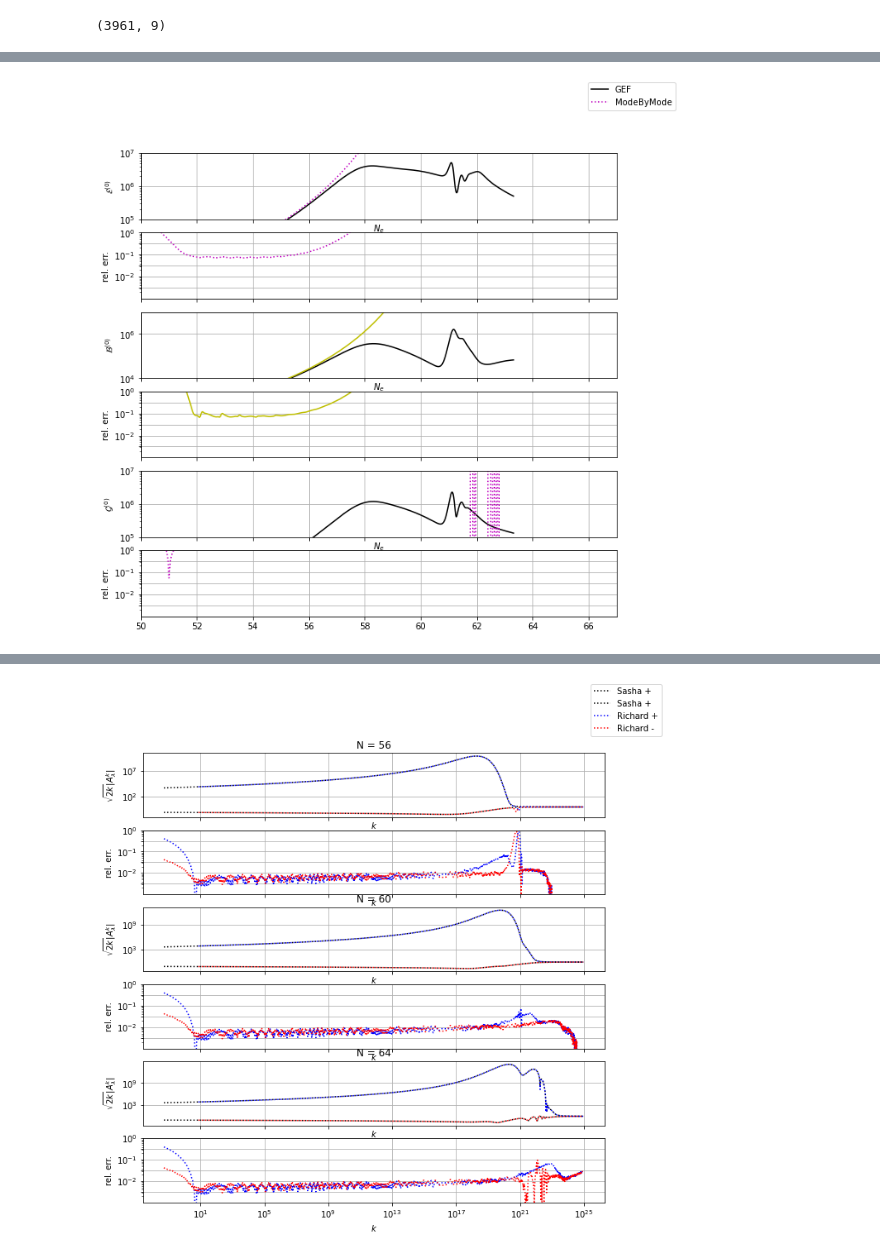
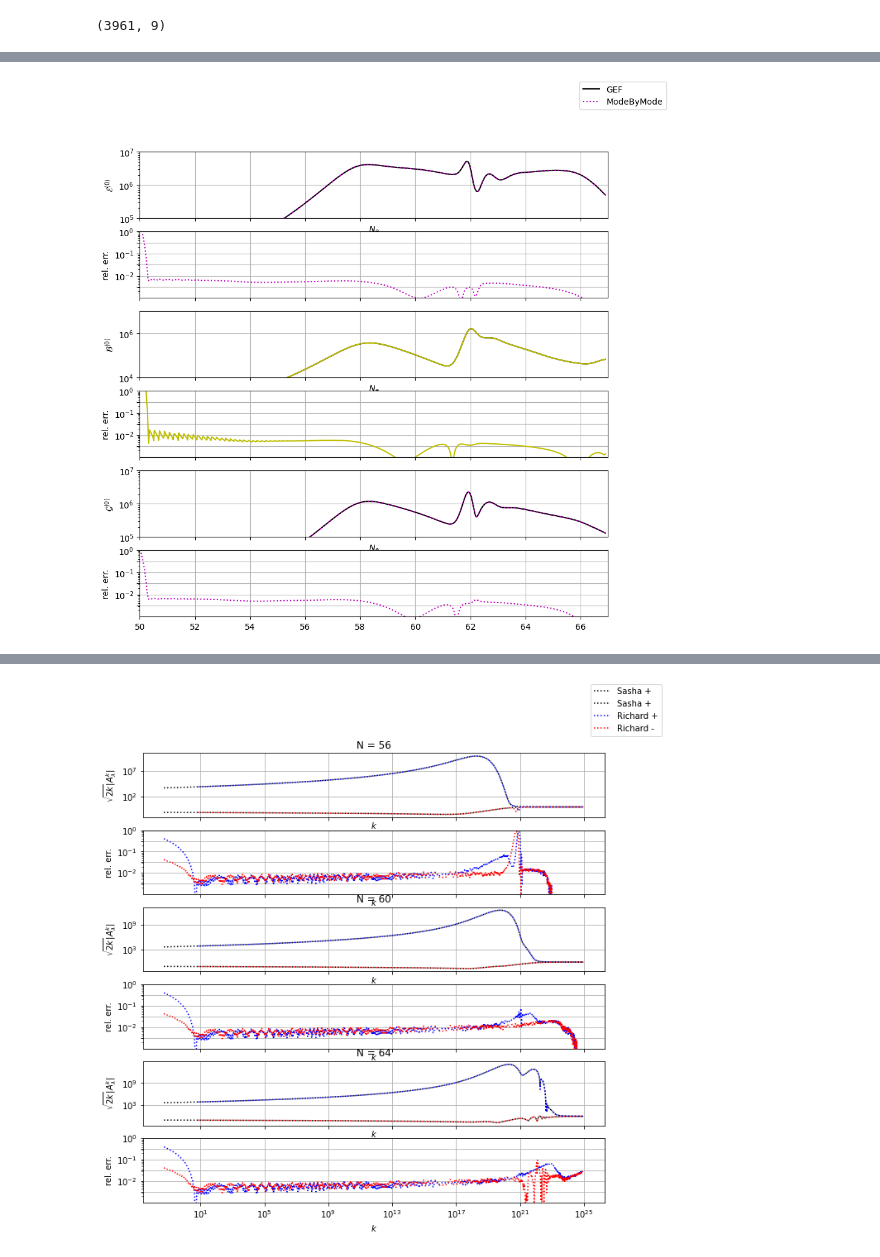
Before and after one commit to richard-von-eckardstein/GEFF, a Jupyter notebook: ModeByMode.ipynb, the cells around one changed output, grey strips where cells are left out. Drawn from its saved outputs; the diff is of its cells as text; code cells hidden in the pictures.

```diff
--- a/ModeByMode.ipynb
+++ b/ModeByMode.ipynb
@@ -412,7 +443,7 @@ plt.show()
 # %% [markdown]
 # Oridnary GEF
 # %%
-file = "/home/richard/Documents/Phd Muenster/Axions in the early Universe/GEF_Beta25_M6_16.dat"
+file = "GEF_Beta25_M6_16.dat"
 input_df = pd.read_table(file, sep=",")
 data = input_df.values
 print(data.shape)
@@ -427,7 +458,7 @@ GR = data[:,8]
 # %% [output]
 (3961, 9)
 # %%
-CubicSpline(tR, aR)
-CubicSpline(tR, dphidtR)
-CubicSpline(tR, np.exp(lnkhR))
-CubicSpline(tR, HR)
+af = CubicSpline(tR, aR)
+dphidtf = CubicSpline(tR, dphidtR)
+khf = CubicSpline(tR, np.exp(lnkhR))
+Hf = CubicSpline(tR, HR)
@@ -473,11 +503,9 @@ print(len(Ap2))
 SaveMode(ts1, ks1, Ap1, dApdt1, Am1, dAmdt1, af, name="ModesLowTake3.dat")
 SaveMode(ts2, ks2, Ap2, dApdt2, Am2, dAmdt2, af, name="ModesHighTake3.dat")
 # %%
-t1, N1, logk1, Ap1, dAp1, Am1, dAm1 = ReadModeFile(
-    "/home/richard/Documents/Phd Muenster/Axions in the early Universe/ModesLowTake3.dat")
+t1, N1, logk1, Ap1, dAp1, Am1, dAm1 = ReadModeFile("ModesLowTake3.dat")
 
-t2, N2, logk2, Ap2, dAp2, Am2, dAm2 = ReadModeFile(
-   "/home/richard/Documents/Phd Muenster/Axions in the early Universe/ModesHighTake3.dat")
+t2, N2, logk2, Ap2, dAp2, Am2, dAm2 = ReadModeFile("ModesHighTake3.dat")
 # %%
 Ap = np.array([*[CubicSpline(t1, Ap1[i,:])(t2) for i in range(len(logk1))], *list(Ap2)])
 dAp = np.array([*[CubicSpline(t1, dAp1[i,:])(t2) for i in range(len(logk1))], *list(dAp2)])
@@ -505,9 +533,9 @@ for i in range(len(t)):
     BMode.append(Btmp)
     GMode.append(Gtmp)
 
-EMode1 = np.array(EMode)
-BMode1 = np.array(BMode)
-GMode1 = np.array(GMode)
+EMode2 = np.array(EMode)
+BMode2 = np.array(BMode)
+GMode2 = np.array(GMode)
 # %%
 fig, ax = plt.subplots(6,1, figsize=(10,10), sharex=True)
 
@@ -515,39 +543,39 @@ NR = np.log(af(tR))
 
 
 ax[0].plot(NR, ER, "k-", label="GEF")
-PlotComp(ax[0], ax[1], N, EMode1, NR, ER, col="m:", label="ModeByMode", interp="cubic")
+PlotComp(ax[0], ax[1], N2, EMode2, NR, ER, col="m:", label="ModeByMode", interp="cubic")
 #PlotComp(ax[0], ax[1], N, EMode2, NR, ER, col="c:", label="ModeByMode", interp="cubic")
 ax[0].set_yscale("log")
 ax[0].set_ylabel(r"$\mathcal{E}^{(0)}$")
 
 ax[2].plot(NR, BR, "k-", label="GEF")
-PlotComp(ax[2], ax[3], N, BMode1, NR, BR, col="y-", label="ModeByMode", interp="cubic")
+PlotComp(ax[2], ax[3], N2, BMode2, NR, BR, col="y-", label="ModeByMode", interp="cubic")
 #PlotComp(ax[2], ax[3], N, BMode2, NR, BR, col="c:", label="ModeByMode", interp="cubic")
 ax[2].set_yscale("log")
 ax[2].set_ylabel(r"$\mathcal{B}^{(0)}$")
 
 ax[4].plot(NR, GR, "k-", label="GEF")
-PlotComp(ax[4], ax[5], N, GMode1, NR, GR, col="m:", label="ModeByMode", interp="cubic")
+PlotComp(ax[4], ax[5], N2, GMode2, NR, GR, col="m:", label="ModeByMode", interp="cubic")
 #PlotComp(ax[4], ax[5], N, GMode2, NR, GR, col="c:", label="ModeByMode", interp="cubic")
 ax[4].set_yscale("log")
 ax[4].set_ylabel(r"$\mathcal{G}^{(0)}$")
 
 lines_labels = [ax[0].get_legend_handles_labels()]
 lines, labels = [sum(lol, []) for lol in zip(*lines_labels)]
 fig.legend(lines, labels)
 
 a = np.arange(0, 3, 0.5)
 for i in range(3):
     ax[2*i+1].set_ylim(10.**(-3), 10**0)
     ax[2*i+1].set_yticks(10.**(-a))
 
 ax[0].set_ylim(1e5, 1e7)
 ax[2].set_ylim(1e4, 1e7)
 ax[4].set_ylim(1e5, 1e7)
 
 for ax in fig.axes:
     ax.grid(True)
     ax.set_xlim(50, 67)
 plt.show()
 # %% [output]
-[figure, old version]
+[figure, new version]
```
Also changed, not shown: parts of 22 cells of this notebook, 1 other file.
